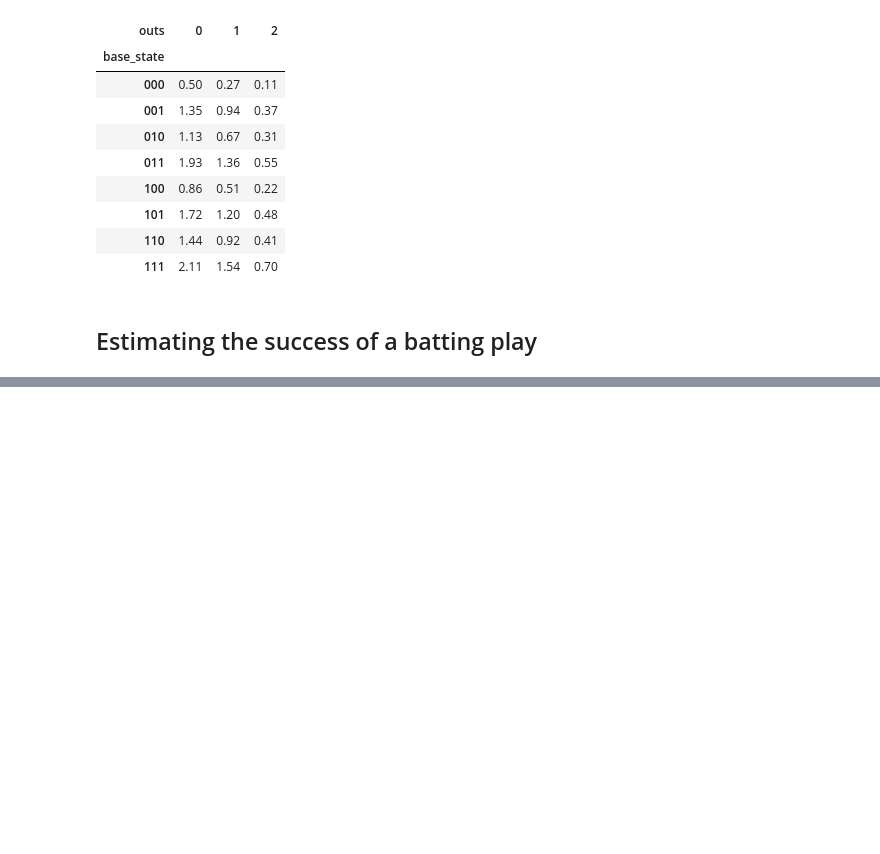
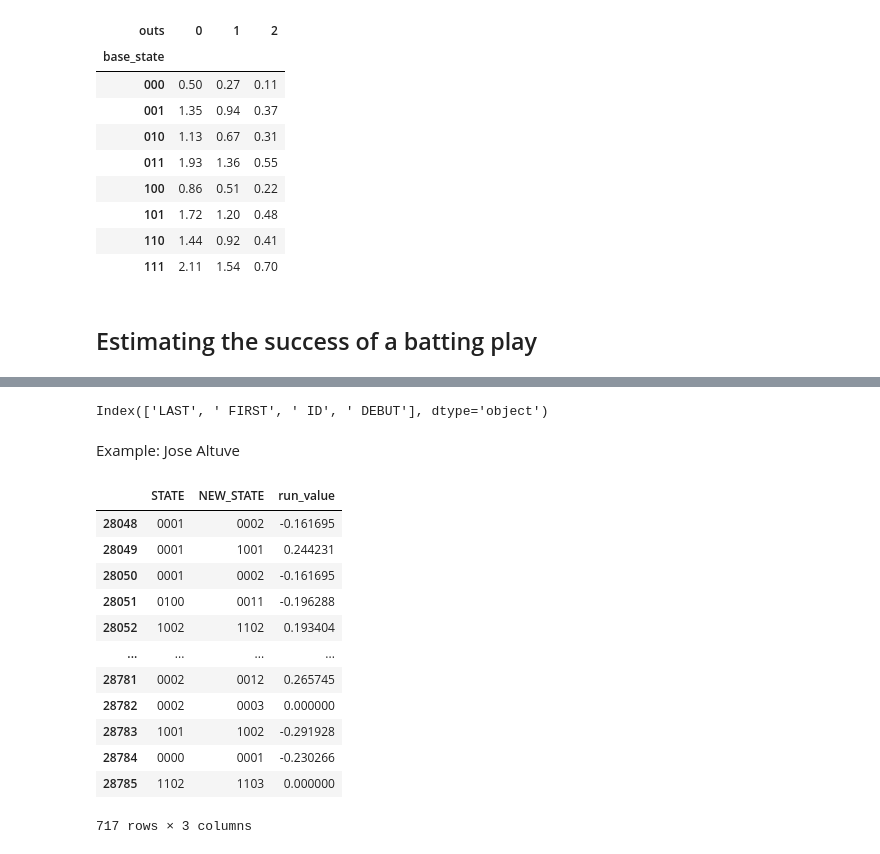
Before and after one commit to fonnesbeck/baseball, a Jupyter notebook: notebooks/Run Expectancy.ipynb, the cells around one changed output, grey strips where cells are left out. Drawn from its saved outputs; the diff is of its cells as text; code cells hidden in the pictures; blank space fills up the shorter version.

```diff
--- a/notebooks/Run Expectancy.ipynb
+++ b/notebooks/Run Expectancy.ipynb
@@ -95,0 +108,8 @@ expected_runs.pivot(index='base_state', columns='outs', values='mean_runs').roun
+# %%
+data2016 = (pd.merge(data2016, expected_runs, how='left', on='STATE')
+    .rename({'mean_runs':'runs_state'}, axis=1)
+    .merge(expected_runs, how='left', left_on='NEW_STATE', right_on='STATE')
+    .rename({'mean_runs':'runs_new_state',
+            'STATE_x':'STATE'}, axis=1)
+    .drop('STATE_y', axis=1))
+)
@@ -95,0 +118,5 @@ expected_runs.pivot(index='base_state', columns='outs', values='mean_runs').roun
+# %%
+retroids = pd.read_csv('../data/retrosheetIDs.csv')
+retroids.columns
+# %% [output]
+Index(['LAST', ' FIRST', ' ID', ' DEBUT'], dtype='object')
@@ -95,0 +125,21 @@ expected_runs.pivot(index='base_state', columns='outs', values='mean_runs').roun
+# %% [markdown]
+Example: Jose Altuve
+# %%
+altuve = (data2016.merge(retroids, left_on='BAT_ID', right_on=' ID')
+            .query('(LAST=="Altuve") & (BAT_EVENT_FL=="T")')
+            .fillna(0))
+altuve[['STATE', 'NEW_STATE', 'run_value']]
+# %% [output]
+|  | STATE | NEW_STATE | run_value |
+| 28048 | 0001 | 0002 | -0.161695 |
+| 28049 | 0001 | 1001 | 0.244231 |
+| 28050 | 0001 | 0002 | -0.161695 |
+| 28051 | 0100 | 0011 | -0.196288 |
+| 28052 | 1002 | 1102 | 0.193404 |
+| ... | ... | ... | ... |
+| 28781 | 0002 | 0012 | 0.265745 |
+| 28782 | 0002 | 0003 | 0.000000 |
+| 28783 | 1001 | 1002 | -0.291928 |
+| 28784 | 0000 | 0001 | -0.230266 |
+| 28785 | 1102 | 1103 | 0.000000 |
+717 rows × 3 columns
```
Also changed, not shown: parts of 7 cells of this notebook, 1 other file.
